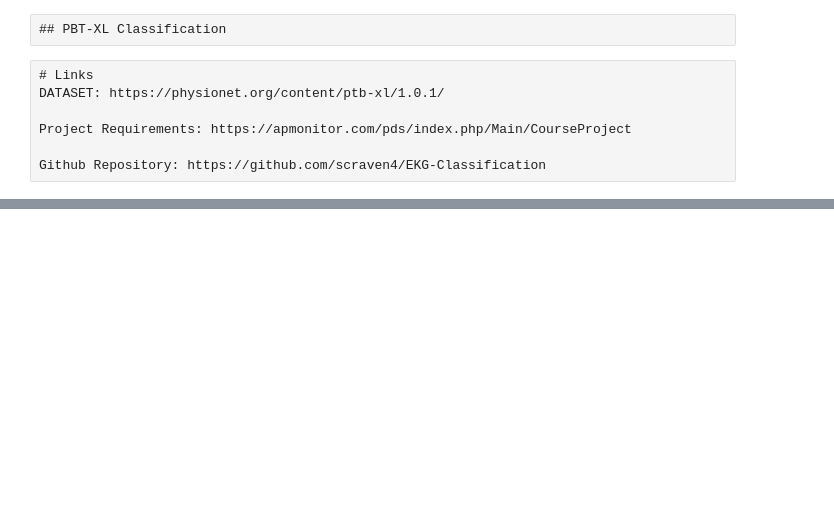
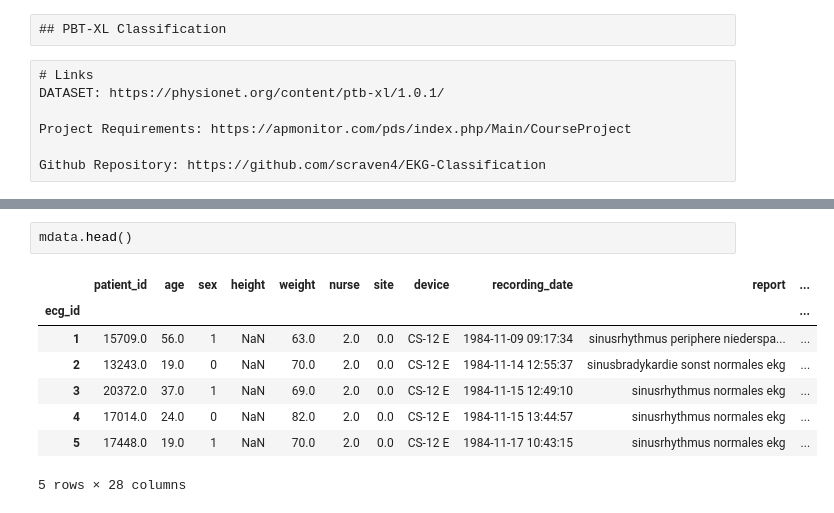
Before and after one commit to scraven4/EKG-Classification, a Jupyter notebook: Feature_Engineering.ipynb, the cells around one changed output, grey strips where cells are left out. Saved outputs shown, nothing was run; the diff lists cells and outputs as text; blank space fills up the shorter version.

```diff
--- a/Feature_Engineering.ipynb
+++ b/Feature_Engineering.ipynb
@@ -99,0 +72,11 @@ y_test = Y[Y.strat_fold == test_fold].diagnostic_superclass
+# %%
+mdata.head()
+# %% [output]
+|  | patient_id | age | sex | height | weight | nurse | site | device | recording_date | report | ... |
+| ecg_id |  |  |  |  |  |  |  |  |  |  | ... |
+| 1 | 15709.0 | 56.0 | 1 | NaN | 63.0 | 2.0 | 0.0 | CS-12 E | 1984-11-09 09:17:34 | sinusrhythmus periphere niederspa... | ... |
+| 2 | 13243.0 | 19.0 | 0 | NaN | 70.0 | 2.0 | 0.0 | CS-12 E | 1984-11-14 12:55:37 | sinusbradykardie sonst normales ekg | ... |
+| 3 | 20372.0 | 37.0 | 1 | NaN | 69.0 | 2.0 | 0.0 | CS-12 E | 1984-11-15 12:49:10 | sinusrhythmus normales ekg | ... |
+| 4 | 17014.0 | 24.0 | 0 | NaN | 82.0 | 2.0 | 0.0 | CS-12 E | 1984-11-15 13:44:57 | sinusrhythmus normales ekg | ... |
+| 5 | 17448.0 | 19.0 | 1 | NaN | 70.0 | 2.0 | 0.0 | CS-12 E | 1984-11-17 10:43:15 | sinusrhythmus normales ekg | ... |
+5 rows × 28 columns
```
Also changed, not shown: parts of 5 cells of this notebook.
